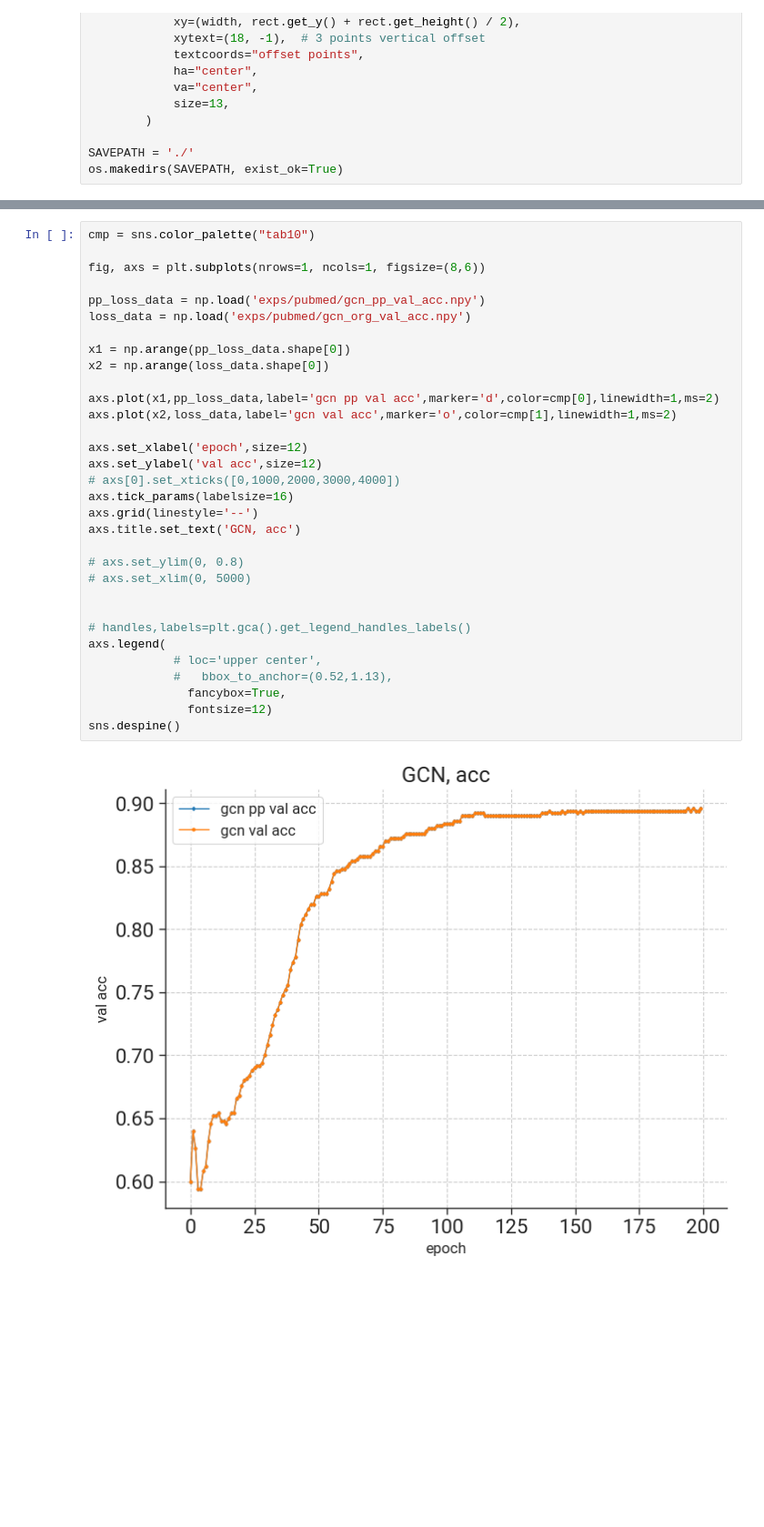
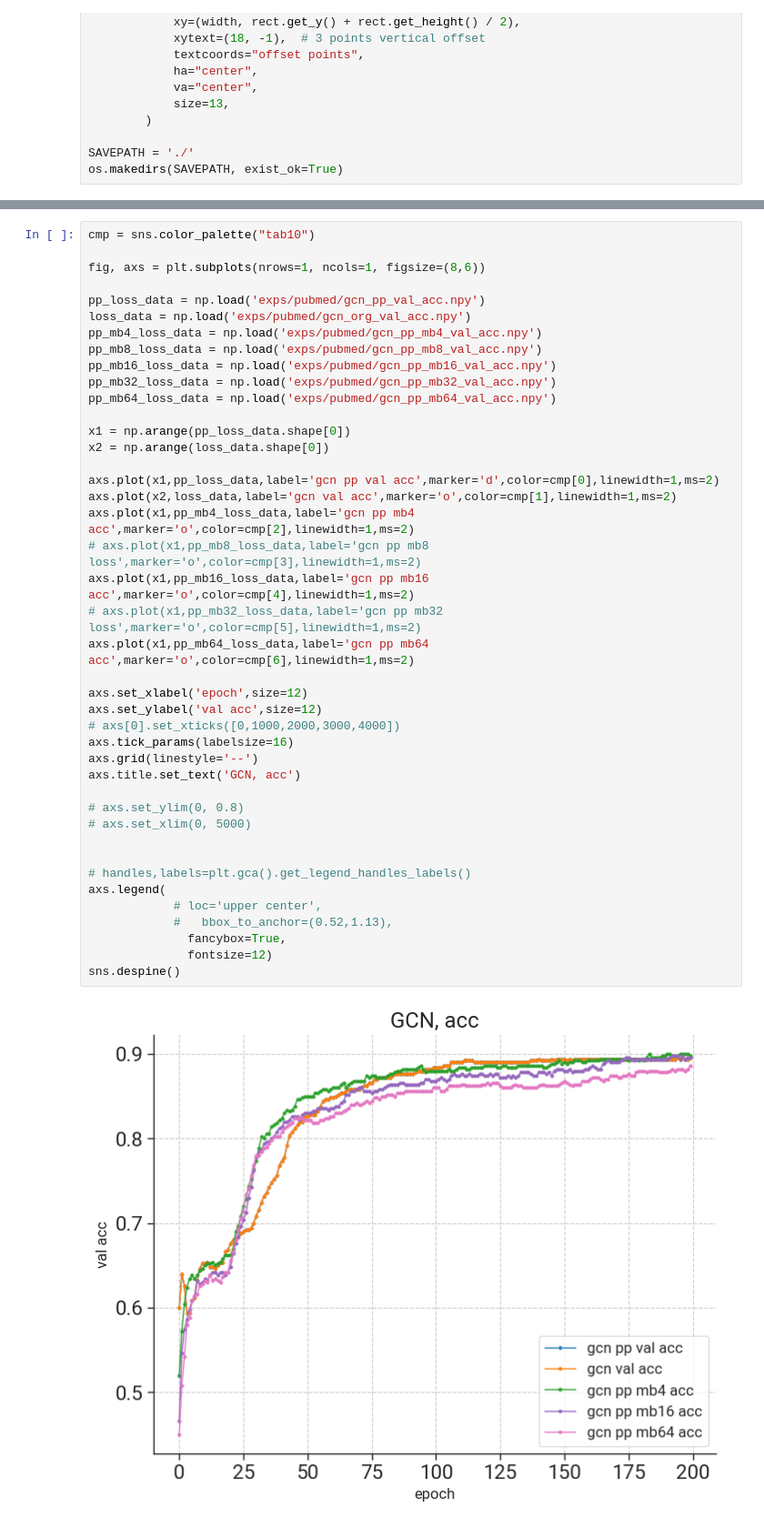
Before and after one commit to zxmeng98/TiGraph, a Jupyter notebook: plot.ipynb, the cells around one changed output, grey strips where cells are left out. Shown: that part at 91% size. Saved outputs shown, nothing was run; the diff lists cells and outputs as text; blank space fills up the shorter version.

```diff
--- a/plot.ipynb
+++ b/plot.ipynb
@@ -98,31 +108,41 @@ cmp = sns.color_palette("tab10")
 fig, axs = plt.subplots(nrows=1, ncols=1, figsize=(8,6))
 
 pp_loss_data = np.load('exps/pubmed/gcn_pp_val_acc.npy')
 loss_data = np.load('exps/pubmed/gcn_org_val_acc.npy')
+pp_mb4_loss_data = np.load('exps/pubmed/gcn_pp_mb4_val_acc.npy')
+pp_mb8_loss_data = np.load('exps/pubmed/gcn_pp_mb8_val_acc.npy')
+pp_mb16_loss_data = np.load('exps/pubmed/gcn_pp_mb16_val_acc.npy')
+pp_mb32_loss_data = np.load('exps/pubmed/gcn_pp_mb32_val_acc.npy')
+pp_mb64_loss_data = np.load('exps/pubmed/gcn_pp_mb64_val_acc.npy')
 
 x1 = np.arange(pp_loss_data.shape[0])
 x2 = np.arange(loss_data.shape[0])
 
 axs.plot(x1,pp_loss_data,label='gcn pp val acc',marker='d',color=cmp[0],linewidth=1,ms=2)
 axs.plot(x2,loss_data,label='gcn val acc',marker='o',color=cmp[1],linewidth=1,ms=2)
+axs.plot(x1,pp_mb4_loss_data,label='gcn pp mb4 acc',marker='o',color=cmp[2],linewidth=1,ms=2)
+# axs.plot(x1,pp_mb8_loss_data,label='gcn pp mb8 loss',marker='o',color=cmp[3],linewidth=1,ms=2)
+axs.plot(x1,pp_mb16_loss_data,label='gcn pp mb16 acc',marker='o',color=cmp[4],linewidth=1,ms=2)
+# axs.plot(x1,pp_mb32_loss_data,label='gcn pp mb32 loss',marker='o',color=cmp[5],linewidth=1,ms=2)
+axs.plot(x1,pp_mb64_loss_data,label='gcn pp mb64 acc',marker='o',color=cmp[6],linewidth=1,ms=2)
 
 axs.set_xlabel('epoch',size=12)
 axs.set_ylabel('val acc',size=12)
 # axs[0].set_xticks([0,1000,2000,3000,4000])
 axs.tick_params(labelsize=16)
 axs.grid(linestyle='--')
 axs.title.set_text('GCN, acc')
 
 # axs.set_ylim(0, 0.8)
 # axs.set_xlim(0, 5000)
 
 
 # handles,labels=plt.gca().get_legend_handles_labels()
 axs.legend(
             # loc='upper center',
             #   bbox_to_anchor=(0.52,1.13),
               fancybox=True,
               fontsize=12)
 sns.despine()
 # %% [output]
-[figure, old version]
+[figure, new version]
```
Also changed, not shown: parts of 3 cells of this notebook, 21 other files.
